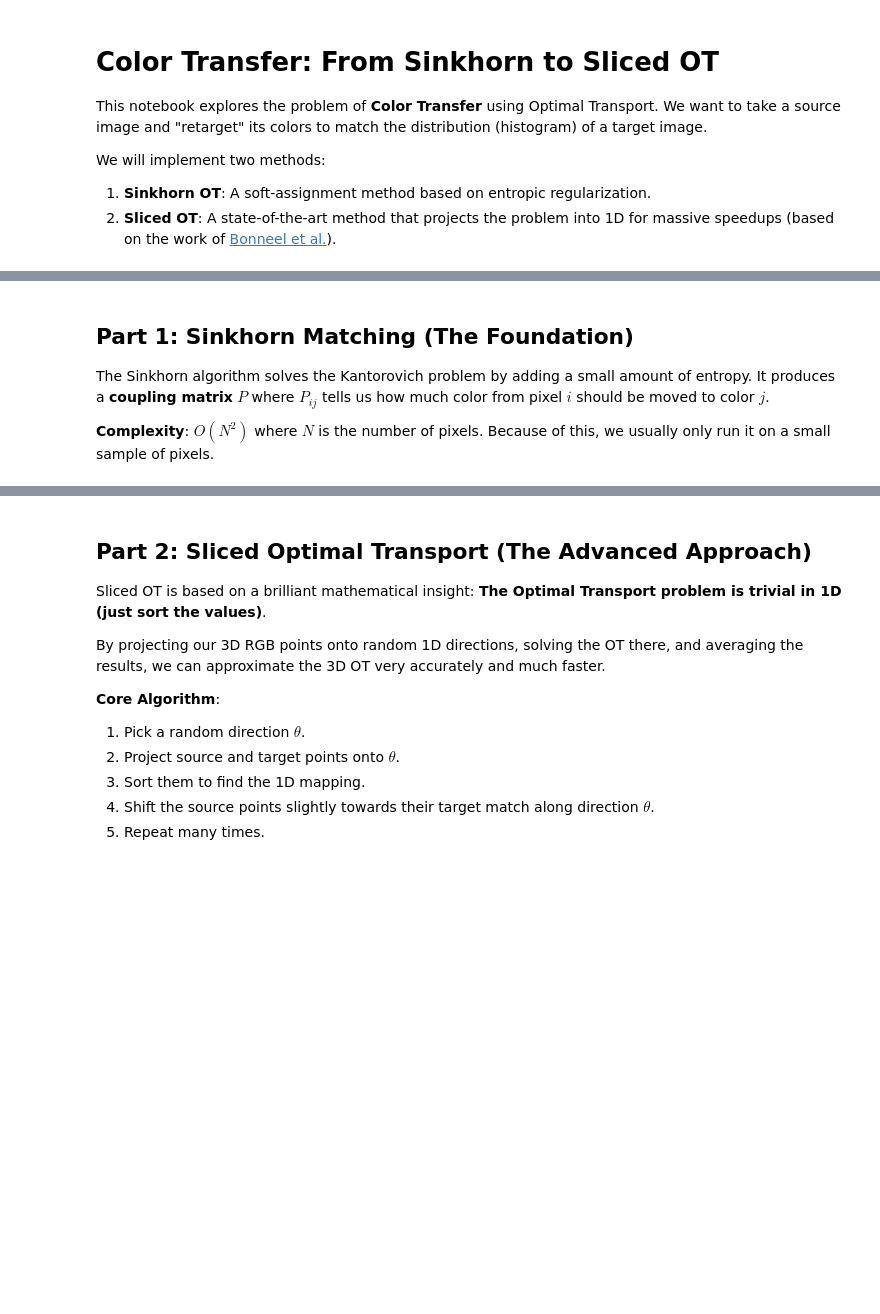
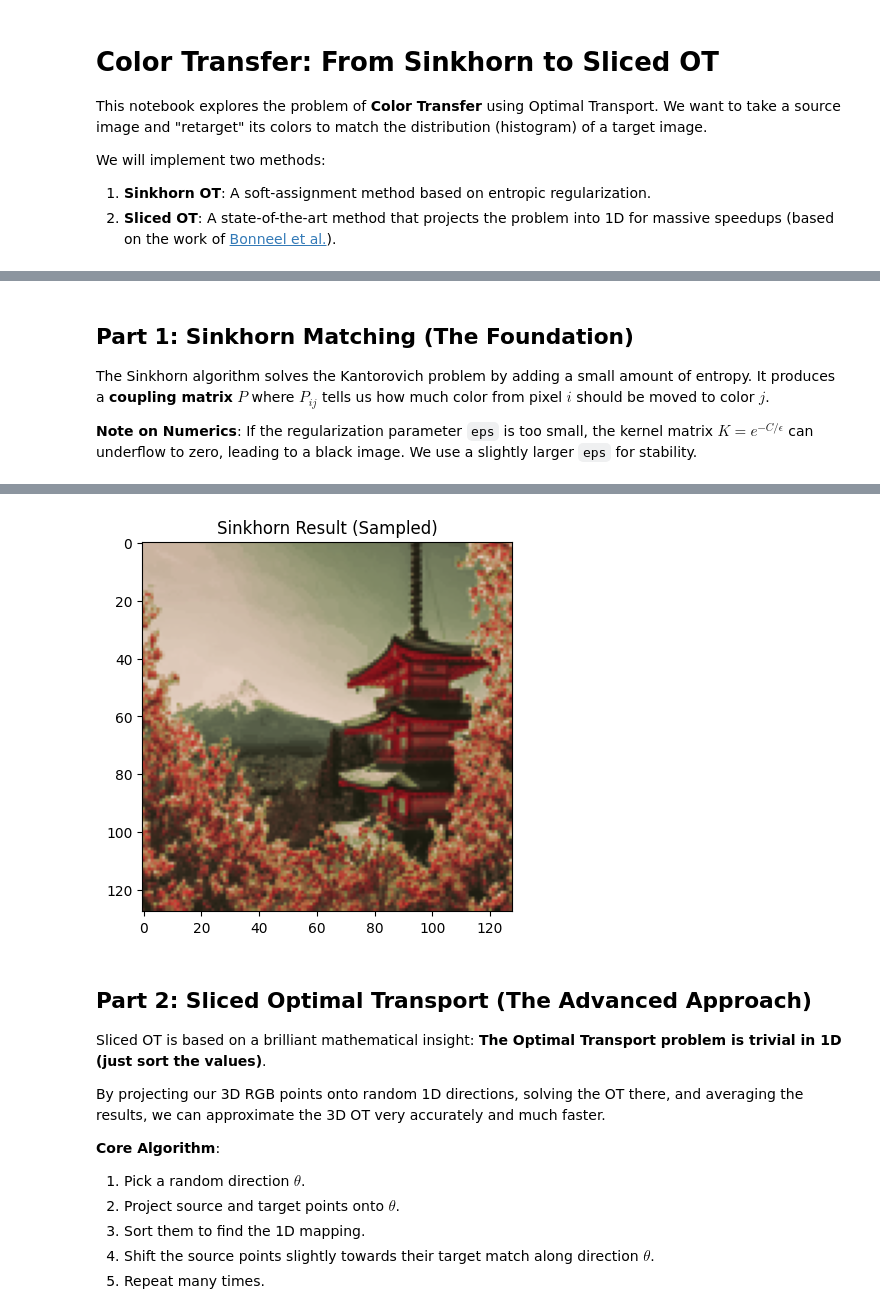
Before and after one commit to bilalsea2/Optimal-Transport, a Jupyter notebook: Color Transfer/Color_Transfer.ipynb, the cells around one changed output, grey strips where cells are left out. Cells and saved outputs as stored; diff of their text form; code cells hidden in the pictures; blank space fills up the shorter version.

```diff
--- a/Color Transfer/Color_Transfer.ipynb
+++ b/Color Transfer/Color_Transfer.ipynb
@@ -32,15 +34,19 @@ plt.show()
 
 The Sinkhorn algorithm solves the Kantorovich problem by adding a small amount of entropy. It produces a **coupling matrix** $P$ where $P_{ij}$ tells us how much color from pixel $i$ should be moved to color $j$.
 
-**Complexity**: $O(N^2)$ where $N$ is the number of pixels. Because of this, we usually only run it on a small sample of pixels.
+**Note on Numerics**: If the regularization parameter `eps` is too small, the kernel matrix $K = e^{-C/\epsilon}$ can underflow to zero, leading to a black image. We use a slightly larger `eps` for stability.
 # %%
-def sinkhorn(a, b, C, eps=0.01, max_iter=200):
+def sinkhorn(a, b, C, eps=0.05, max_iter=500):
+    # Kernel matrix with a bit more stability
     K = torch.exp(-C / eps)
+
     u = torch.ones_like(a) / a.shape[0]
     v = torch.ones_like(b) / b.shape[0]
+
     for _ in range(max_iter):
         u = a / (torch.matmul(K, v) + 1e-12)
         v = b / (torch.matmul(K.T, u) + 1e-12)
+
     return u.unsqueeze(1) * K * v.unsqueeze(0)
 
 def color_transfer_sinkhorn(src, tgt, n_samples=500):
@@ -54,17 +60,23 @@ def color_transfer_sinkhorn(src, tgt, n_samples=500):
 
     # Compute OT on samples
     C = torch.cdist(xs, xt, p=2)**2
-    P = sinkhorn(torch.ones(n_samples)/n_samples, torch.ones(n_samples)/n_samples, C)
+    a = torch.ones(n_samples) / n_samples
+    b = torch.ones(n_samples) / n_samples
+
+    P = sinkhorn(a, b, C, eps=0.05)
 
     # Map samples (Barycentric Projection)
+    # x_i_mapped = (1/a_i) * sum_j P_ij * y_j
+    # Since a_i = 1/n_samples, this is n_samples * (P @ xt)
     xs_mapped = n_samples * (P @ xt)
 
-    # For simplicity in this demo, we apply the mapping back to the whole image
+    # Apply the mapping back to the whole image
     # using the nearest mapped sample for each source pixel.
     dist_to_samples = torch.cdist(X_src, xs, p=2)
     nearest_idx = dist_to_samples.argmin(dim=1)
+
     result = xs_mapped[nearest_idx].view(src.shape)
-    return result
+    return torch.clamp(result, 0, 1)
 
 start = time.time()
 res_sinkhorn = color_transfer_sinkhorn(src, tgt)
@@ -73,3 +85,4 @@ print(f"Sinkhorn took {time.time() - start:.2f}s")
 plt.imshow(res_sinkhorn.detach())
 plt.title("Sinkhorn Result (Sampled)")
 plt.show()
+# %% [output]
@@ -76,3 +90,4 @@ plt.show()
+[figure, added]
 # %% [markdown]
 ## Part 2: Sliced Optimal Transport (The Advanced Approach)
 
```
Also changed, not shown: parts of 4 cells of this notebook, 5 other files.
